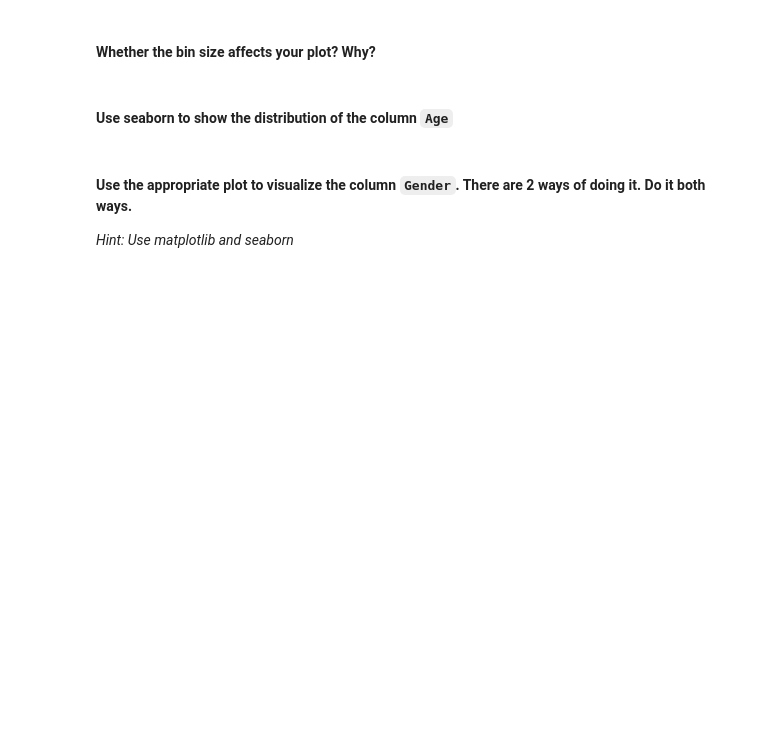
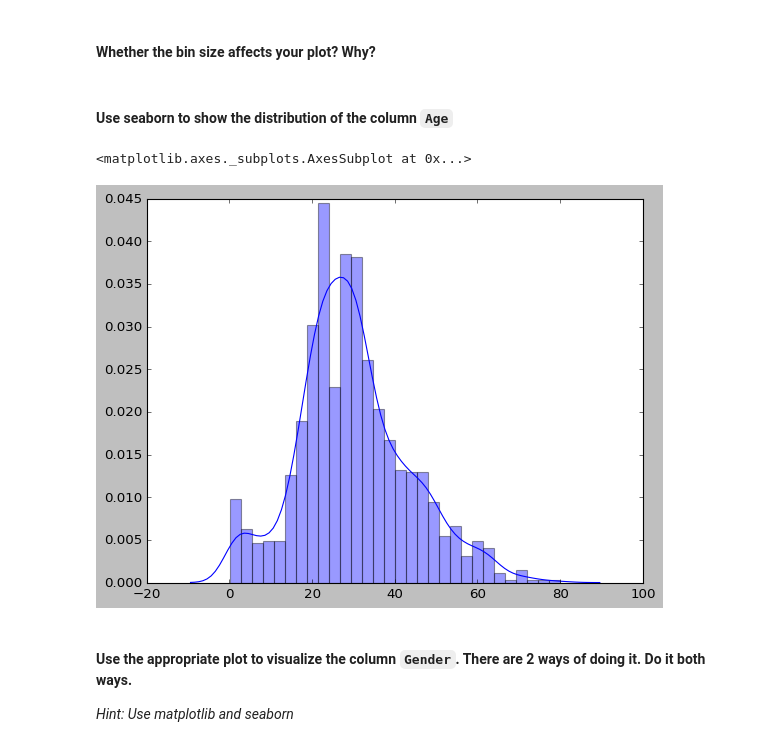
Before and after one commit to ironhack-datalabs/mad-oct-2018, a Jupyter notebook: module-2/lab-matplotlib-seaborn/your-code/challenge-3.ipynb, the cells around one changed output. Saved outputs shown, nothing was run; the diff lists cells and outputs as text; code cells hidden in the pictures; blank space fills up the shorter version.

```diff
--- a/module-2/lab-matplotlib-seaborn/your-code/challenge-3.ipynb
+++ b/module-2/lab-matplotlib-seaborn/your-code/challenge-3.ipynb
@@ -104,3 +158,12 @@ plt.style.use('classic')
+# %%
+# your code here
+sns.distplot(titanic['Age'].values,kde=True)
+# If you use titanic['Age'] without specifying that we want the values, it will deliver an warning message that
+# even being a pandas series, working fine right now, it wont be taken as a series due to its index.
+# Remember this for the futuuuuureeee or Fry wont be able to get out from the cryogenic capsule!
+# %% [output]
+<matplotlib.axes._subplots.AxesSubplot at 0x...>
+[figure, added]
 # %% [markdown]
 #### Use the appropriate plot to visualize the column `Gender`. There are 2 ways of doing it. Do it both ways.
 
```
Also changed, not shown: parts of 35 cells of this notebook.
